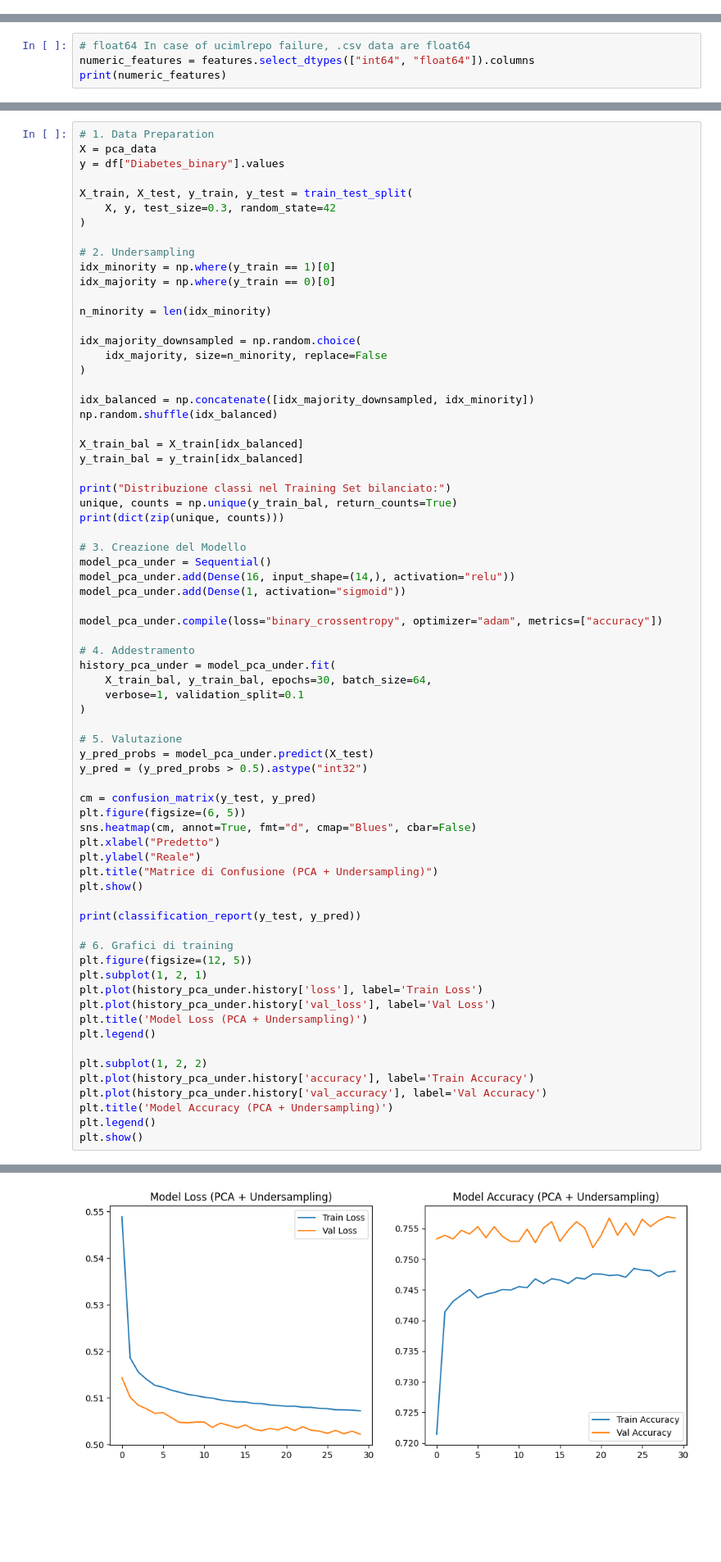
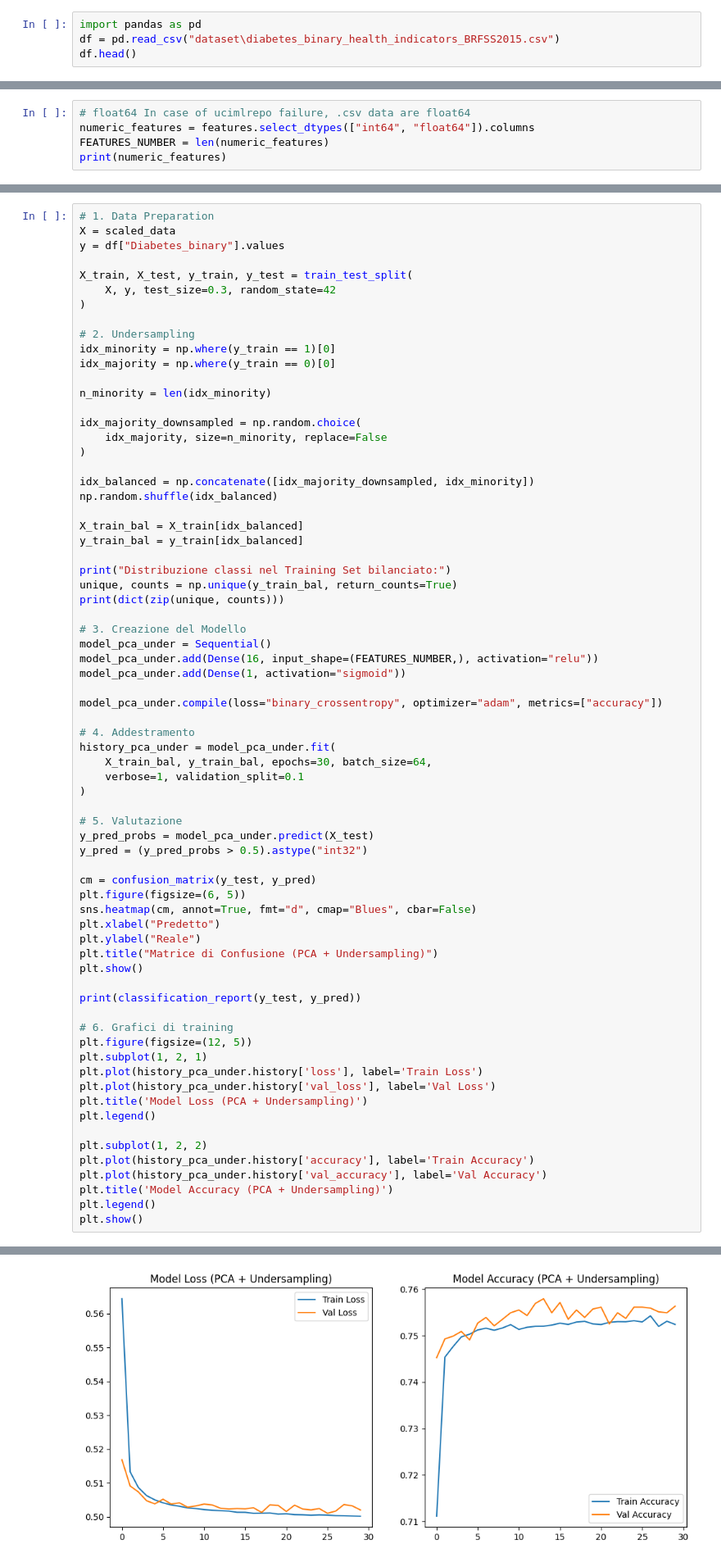
Before and after one commit to mbroglio/ML_25_26, a Jupyter notebook: ML_Project.ipynb, the cells around one changed output, grey strips where cells are left out. Shown at 82% size. Saved outputs shown, nothing was run; the diff lists cells and outputs as text; blank space fills up the shorter version.

```diff
--- a/ML_Project.ipynb
+++ b/ML_Project.ipynb
@@ -43,0 +37,4 @@ df.head()
+# %%
+import pandas as pd
+df = pd.read_csv("dataset\diabetes_binary_health_indicators_BRFSS2015.csv")
+df.head()
@@ -103,6 +109,7 @@ dtype: object
 # %%
 # float64 In case of ucimlrepo failure, .csv data are float64
 numeric_features = features.select_dtypes(["int64", "float64"]).columns
+FEATURES_NUMBER = len(numeric_features)
 print(numeric_features)
 # %% [output]
 Index(['HighBP', 'HighChol', 'CholCheck', 'BMI', 'Smoker', 'Stroke',
@@ -342,6 +325,6 @@ weighted avg       0.83      0.87      0.83     76104
 # %%
 # 1. Data Preparation
-X = pca_data
+X = scaled_data
 y = df["Diabetes_binary"].values
 
 X_train, X_test, y_train, y_test = train_test_split(
@@ -370,7 +353,7 @@ print(dict(zip(unique, counts)))
 
 # 3. Creazione del Modello
 model_pca_under = Sequential()
-model_pca_under.add(Dense(16, input_shape=(14,), activation="relu"))
+model_pca_under.add(Dense(16, input_shape=(FEATURES_NUMBER,), activation="relu"))
 model_pca_under.add(Dense(1, activation="sigmoid"))
 
 model_pca_under.compile(loss="binary_crossentropy", optimizer="adam", metrics=["accuracy"])
@@ -442 +425 @@ weighted avg       0.87      0.71      0.76     76104
-[figure, old version]
+[figure, new version]
```
Also changed, not shown: parts of 26 cells of this notebook.
